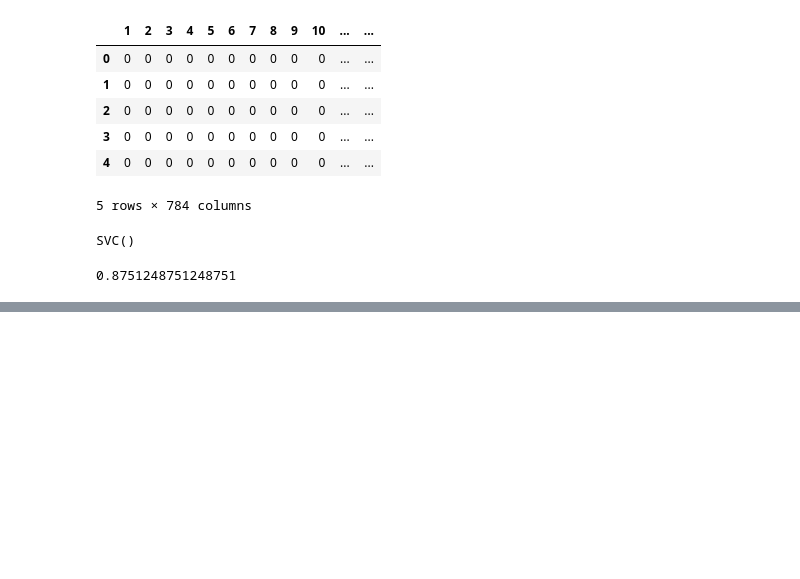
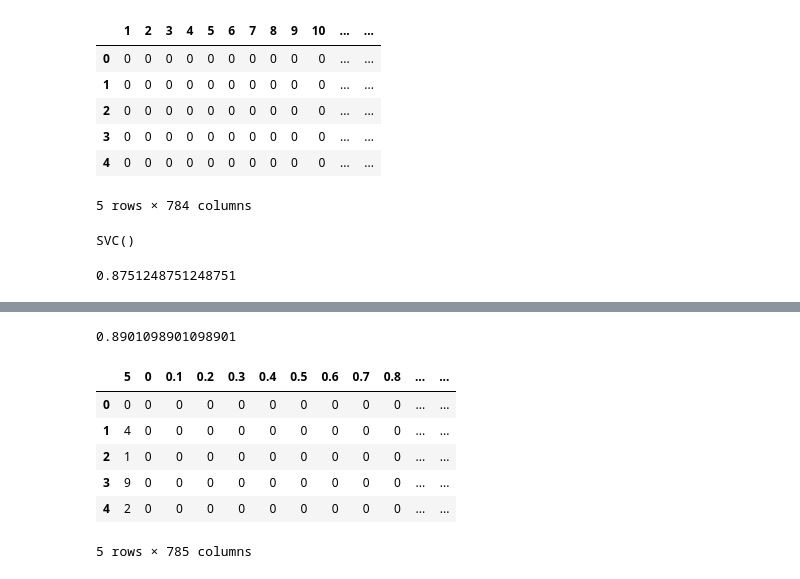
Before and after one commit to jjhwnn/Python, a Jupyter notebook: 4.MachineLearning/Note/17.이미지 내부의 문자 인식.ipynb, the cells around one changed output, grey strips where cells are left out. Cells and saved outputs as stored; diff of their text form; code cells hidden in the pictures; blank space fills up the shorter version.

```diff
--- a/4.MachineLearning/Note/17.이미지 내부의 문자 인식.ipynb
+++ b/4.MachineLearning/Note/17.이미지 내부의 문자 인식.ipynb
@@ -145,0 +226,18 @@ clf.score(test_data, test_label)
+# %%
+# 학습하기
+clf = svm.SVC()
+clf.fit(train_data, train_label)
+clf.score(test_data, test_label)
+# %% [output]
+0.8901098901098901
+# %%
+train_10k = pd.read_csv("../Data/train_10k.csv.zip")
+train_10k.head()
+# %% [output]
+|  | 5 | 0 | 0.1 | 0.2 | 0.3 | 0.4 | 0.5 | 0.6 | 0.7 | 0.8 | ... | ... |
+| 0 | 0 | 0 | 0 | 0 | 0 | 0 | 0 | 0 | 0 | 0 | ... | ... |
+| 1 | 4 | 0 | 0 | 0 | 0 | 0 | 0 | 0 | 0 | 0 | ... | ... |
+| 2 | 1 | 0 | 0 | 0 | 0 | 0 | 0 | 0 | 0 | 0 | ... | ... |
+| 3 | 9 | 0 | 0 | 0 | 0 | 0 | 0 | 0 | 0 | 0 | ... | ... |
+| 4 | 2 | 0 | 0 | 0 | 0 | 0 | 0 | 0 | 0 | 0 | ... | ... |
+5 rows × 785 columns
```
Also changed, not shown: parts of 23 cells of this notebook, 14 other files.
